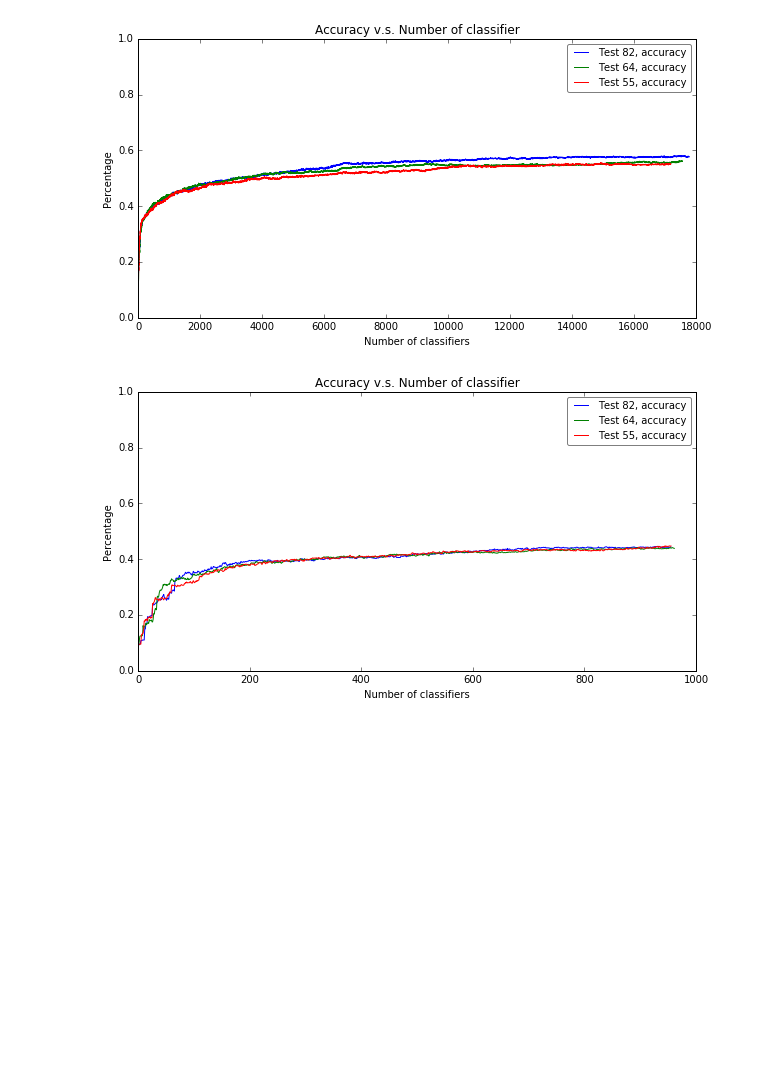
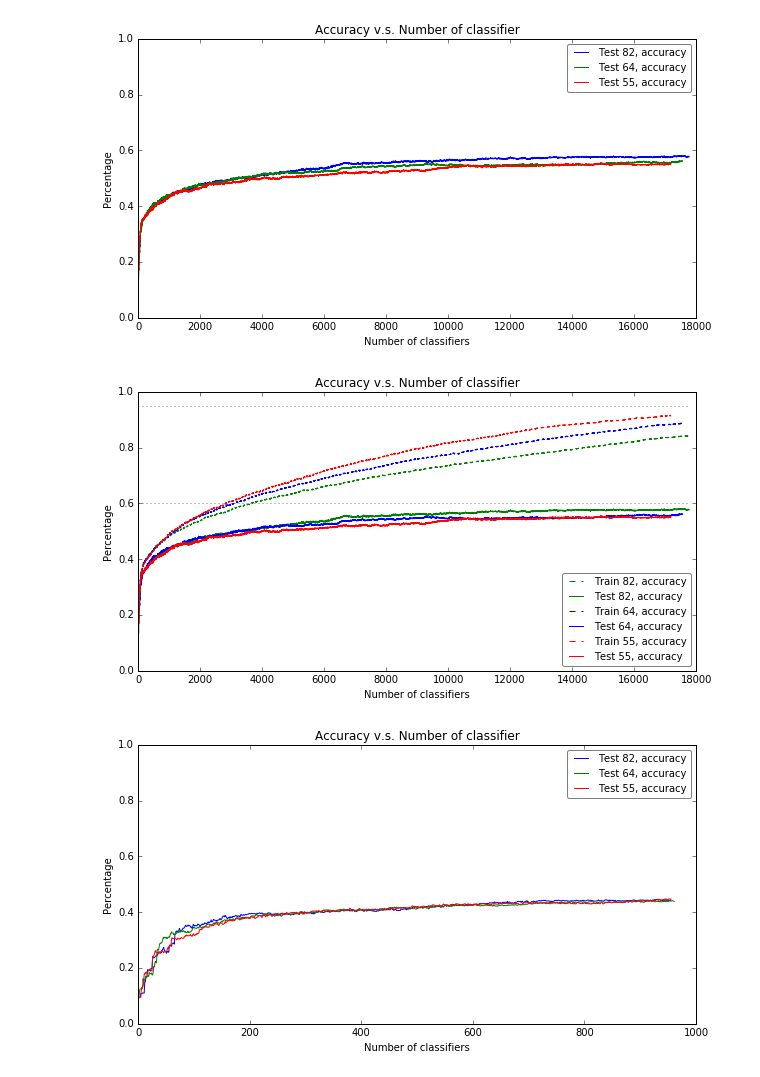
Before and after one commit to crankyboat/2016-brainstem, a Jupyter notebook: SIFT_SPM_adaboost_m2_pseuloss-experiments-sametest.ipynb, the cells around one changed output. Saved outputs shown, nothing was run; the diff lists cells and outputs as text; code cells hidden in the pictures; blank space fills up the shorter version.

```diff
--- a/SIFT_SPM_adaboost_m2_pseuloss-experiments-sametest.ipynb
+++ b/SIFT_SPM_adaboost_m2_pseuloss-experiments-sametest.ipynb
@@ -518,3 +518,20 @@ Experiment #6 time: 1359.943093 seconds
 [figure]
 [figure]
 [figure]
+# %%
+plt.figure(figsize=(10,5));
+plt.title("Accuracy v.s. Number of classifier");
+plt.xlabel("Number of classifiers");
+plt.ylabel("Percentage");
+plt.ylim([0.0, 1.0]);
+plt.plot(range(1, len(train_acc_82) + 1), train_acc_82, label='Train 82, accuracy', linestyle='dashed', color='green');
+plt.plot(range(1, len(test_acc_82) + 1), test_acc_82, label='Test 82, accuracy', color='green');
+plt.plot(range(1, len(train_acc_64) + 1), train_acc_64, label='Train 64, accuracy', linestyle='dashed', color='blue');
+plt.plot(range(1, len(test_acc_64) + 1), test_acc_64, label='Test 64, accuracy', color='blue');
+plt.plot(range(1, len(train_acc_55) + 1), train_acc_55, label='Train 55, accuracy', linestyle='dashed', color='red');
+plt.plot(range(1, len(test_acc_55) + 1), test_acc_55, label='Test 55, accuracy', color='red');
+plt.hlines(0.95, 1, 17800, linestyles=':', color='grey');
+plt.hlines(0.60, 1, 17800, linestyles=':', color='grey');
+plt.legend(loc='best', fancybox=True, framealpha=0.5, fontsize=10);
+# %% [output]
+[figure, added]
```
Also changed, not shown: parts of 1 cell of this notebook, 3 other files.
